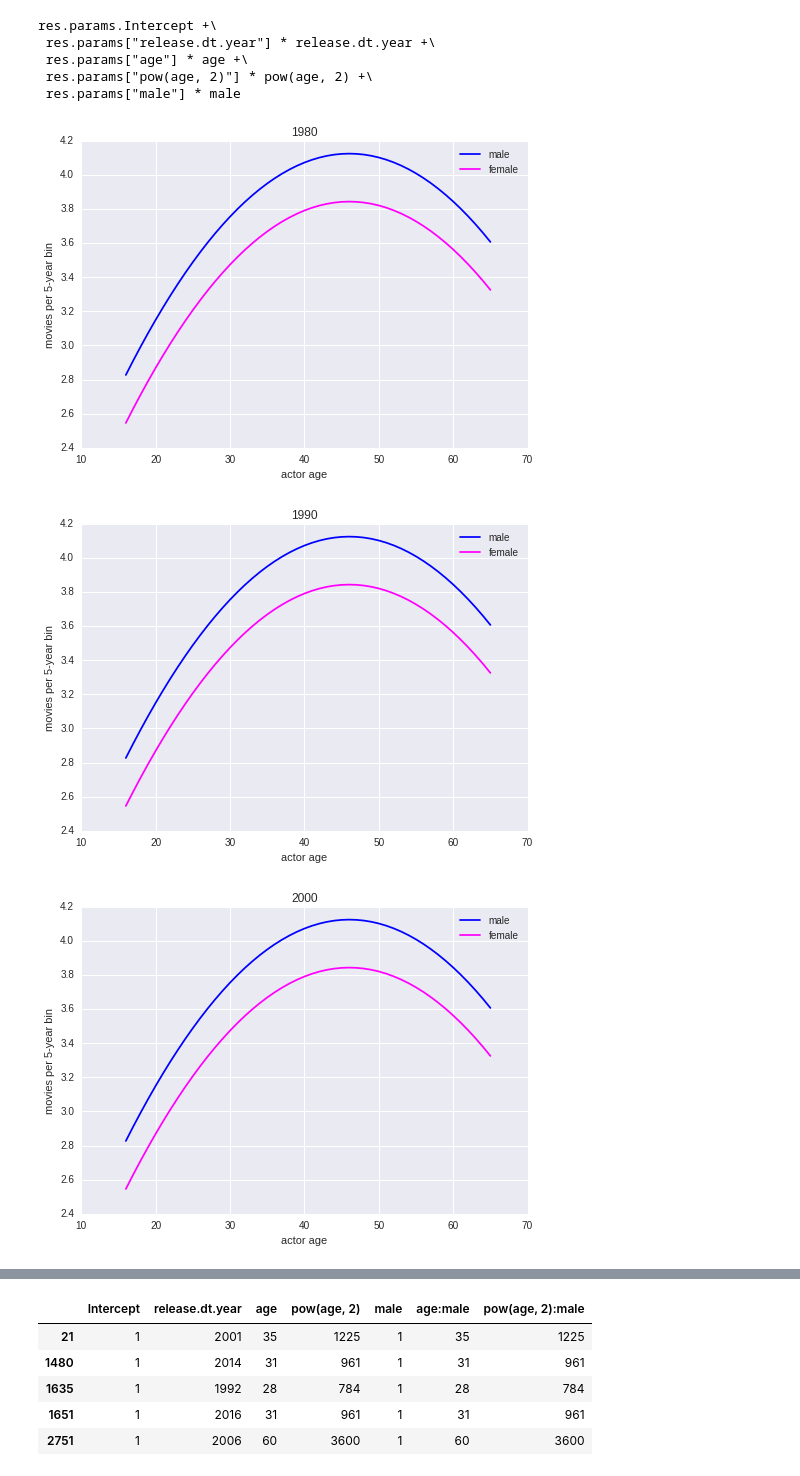
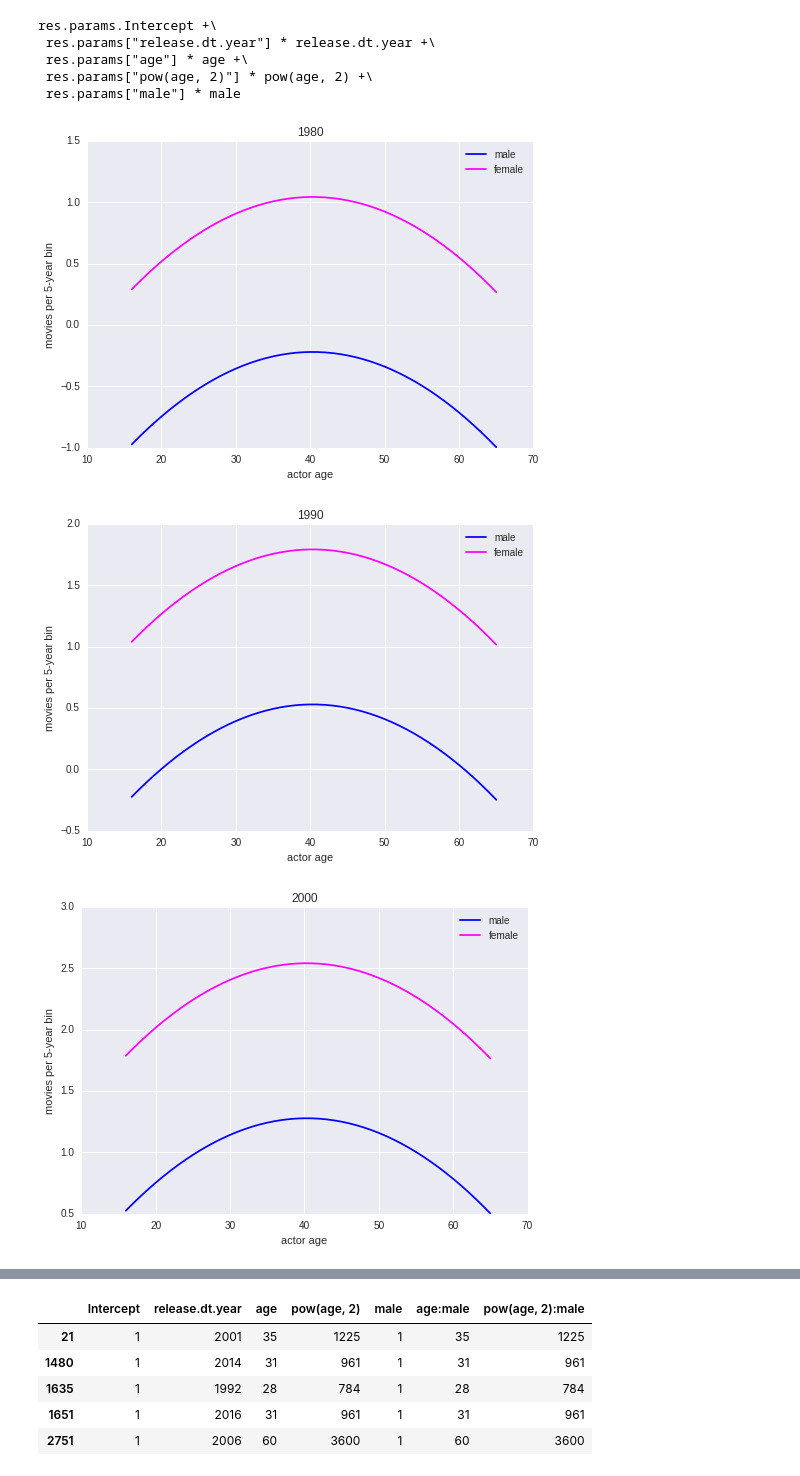
Before and after one commit to IanLondon/actor-age-curves, a Jupyter notebook: actor-regression-sklearn-joined-budget.ipynb, the cells around one changed output, grey strips where cells are left out. Drawn from its saved outputs; the diff is of its cells as text; code cells hidden in the pictures.

Commit message:
fix year bug - it was going the same year over and over...

```diff
--- a/actor-regression-sklearn-joined-budget.ipynb
+++ b/actor-regression-sklearn-joined-budget.ipynb
@@ -1598,35 +1598,35 @@ def plot_age_curve_eqns2(fn, res, male, release,
     if male:
         male_txt=1
         label = 'male'
     else:
         male_txt=0
         label = 'female'
 
     y = [fn(res, age, male_txt, release) for age in age_range]
 
     plt.xlabel('actor age')
     plt.ylabel('movies per 5-year bin')
     if ax == None:
         fig =  plt.plot(age_range, y, label=label, **addl_plt_args)
     else:
         fig = ax.plot(age_range, y, label=label, **addl_plt_args)
     plt.legend()
     return fig
 
 #######
 
 years_to_plot = [1980, 1990, 2000, 2010, 2015]
 
 for yr in years_to_plot:
     male_fig = plot_age_curve_eqns2(age_curve_fn2, res, male=True,
-        release=release_year_to_plot, color=men_color)
+        release=yr, color=men_color)
 
     female_fig = plot_age_curve_eqns2(age_curve_fn2, res, male=False,
-        release=release_year_to_plot, color=women_color)
+        release=yr, color=women_color)
 
     plt.title(yr)
     plt.show()
 # %% [output]
-[figure, old version]
+[figure, new version]
-[figure, old version]
+[figure, new version]
-[figure, old version]
+[figure, new version]
```
Also changed, not shown: parts of 4 cells of this notebook.
